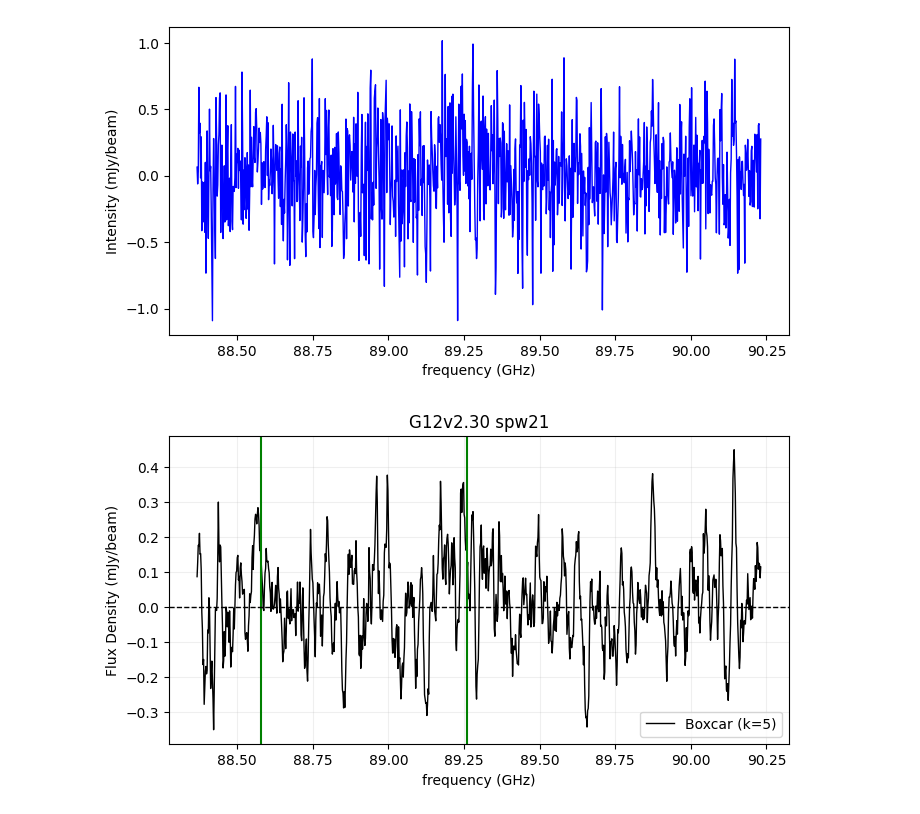
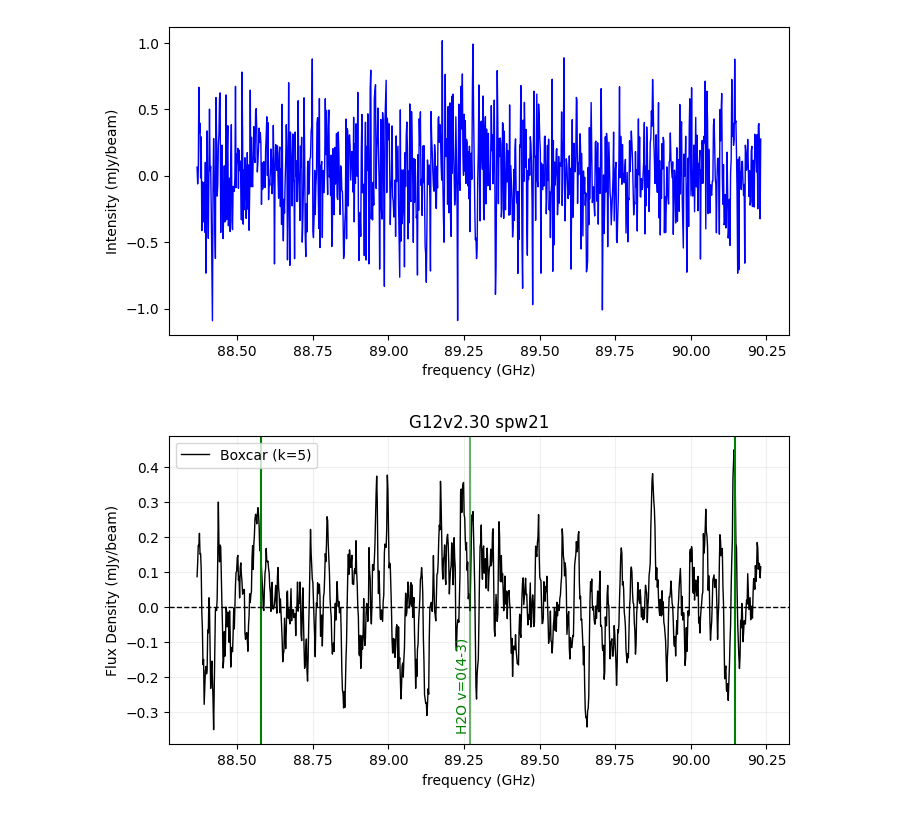
Before and after one commit to 000RF/2025-summer, a Jupyter notebook: G12v2.30/中/spw21.ipynb, the cells around one changed output. Cells and saved outputs as stored; diff of their text form; code cells hidden in the pictures.

```diff
--- a/G12v2.30/中/spw21.ipynb
+++ b/G12v2.30/中/spw21.ipynb
@@ -17,7 +17,7 @@ x = df[df.columns[0]]
 y = df[df.columns[1]] * 1000  #Jy → mJy
 
 #my_lines =[(   , "")] #freq. , label
-#template_lines = [(, "")]
+template_lines = [(89.26916, "H2O v=0(4-3)")]
 # %%
 #define binning & boxcar smoothing
 def boxcar_smooth(y, kernel_size):
@@ -72,35 +72,37 @@ plt.ylabel("Flux Density (mJy/beam)")
 plt.title("G12v2.30 spw21")
 #plt.xlim(    ,     )
 #plt.ylim(    ,     )
 plt.axhline(0, color="black", linewidth=1, linestyle="--")
 plt.grid(True, alpha=0.2)
 plt.legend()
 plt.show()
 '''
 
 
 #if you just need boxcar smoothing
 
 y_boxcar = boxcar_smooth(y, kernel_size=8)
 
 plt.figure(figsize=(8, 4))
 plt.plot(x, y_boxcar, color="black", linewidth=1, label="Boxcar (k=5)")
 #for freq, label in my_lines:
 #    plt.axvline(freq, color="red", linestyle="-", alpha=0.6)
 #    plt.text(freq, max(y_boxcar)*-0.6, label, rotation=90, color="red", fontsize=10, ha='right', va='bottom')
-#for freq, label in template_lines:
-#    plt.axvline(freq, color="blue", linestyle="-", alpha=0.6)
-#    plt.text(freq, max(df[df.columns[1]])*-0.6, label, rotation=90, color="blue", fontsize=10, ha='right', va='bottom')
+for freq, label in template_lines:
+    plt.axvline(freq, color="green", linestyle="-", alpha=0.6)
+    plt.text(freq, max(y_boxcar)*-0.8, label, rotation=90, color="green", fontsize=10, ha='right', va='bottom')
 plt.axvline(88.58, color="green")
-plt.axvline(89.26, color="green")
+plt.axvline(90.145, color="green")
+#plt.axvline(89.26916, color="green")
+#plt.text(89.26916, max(y_boxcar)*-0.6, label, rotation=90, color="green", fontsize=10, ha='right', va='bottom')
 plt.xlabel("frequency (GHz)")
 plt.ylabel("Flux Density (mJy/beam)")
 plt.title("G12v2.30 spw21")
 #plt.xlim(    ,     )
 #plt.ylim(    ,     )
 plt.axhline(0, color="black", linewidth=1, linestyle="--")
 plt.grid(True, alpha=0.2)
 plt.legend()
 plt.show()
 # %% [output]
-[figure, old version]
+[figure, new version]
```
Also changed, not shown: 3 other files.
